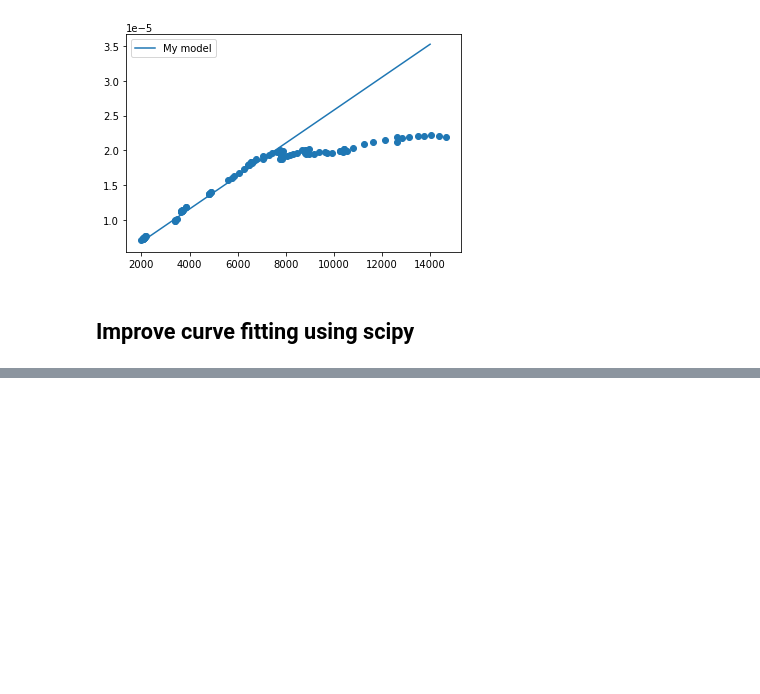
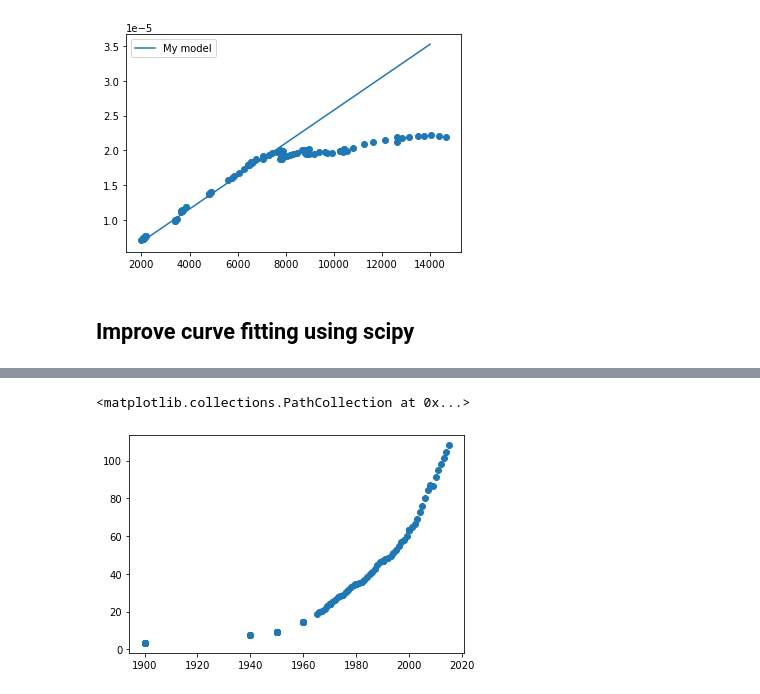
Before and after one commit to leatrin/EnergyLimits, a Jupyter notebook: Codes/S-curve-USA - cleanv.ipynb, the cells around one changed output, grey strips where cells are left out. Saved outputs shown, nothing was run; the diff lists cells and outputs as text; code cells hidden in the pictures; blank space fills up the shorter version.

```diff
--- a/Codes/S-curve-USA - cleanv.ipynb
+++ b/Codes/S-curve-USA - cleanv.ipynb
@@ -293,0 +343,23 @@ array([1.18715572e-05, 4.21840000e+03, 9.99972533e+00, 2.36854691e-11,
+# %%
+new = pd.merge(gdp, gpec, on = ['Year'])[['Year', 'World GDP in 2011 Int.$ (OWID based on World Bank & Maddison (2017))', 'Total (TWh)']]
+population.head()
+len(population['World Population over 12000 years (various sources (2019))'].dropna())+len(population['Medium Projection (UN Population Division (2019 revision))'].dropna())
+
+tab1 = population[['Year', 'World Population over 12000 years (various sources (2019))']].dropna()
+tab1 = tab1.rename(columns = {'World Population over 12000 years (various sources (2019))': 'Population'})
+tab2 = population[['Year', 'Medium Projection (UN Population Division (2019 revision))']].dropna()
+tab2 = tab2.rename(columns = {'Medium Projection (UN Population Division (2019 revision))': 'Population'})
+pop = pd.concat([tab1, tab2])
+pd.to_numeric(pop['Year'])
+pd.to_numeric(new['Year'])
+final=pd.merge(new, pop, on = ['Year'])
+time = final['Year']
+p = final['Population']
+gdp = final['World GDP in 2011 Int.$ (OWID based on World Bank & Maddison (2017))']
+energy = final['Total (TWh)']
+# %%
+g = gdp/10**12
+plt.scatter(time, g)
+# %% [output]
+<matplotlib.collections.PathCollection at 0x...>
+[figure, added]
```
Also changed, not shown: parts of 15 cells of this notebook, 2 other files.
